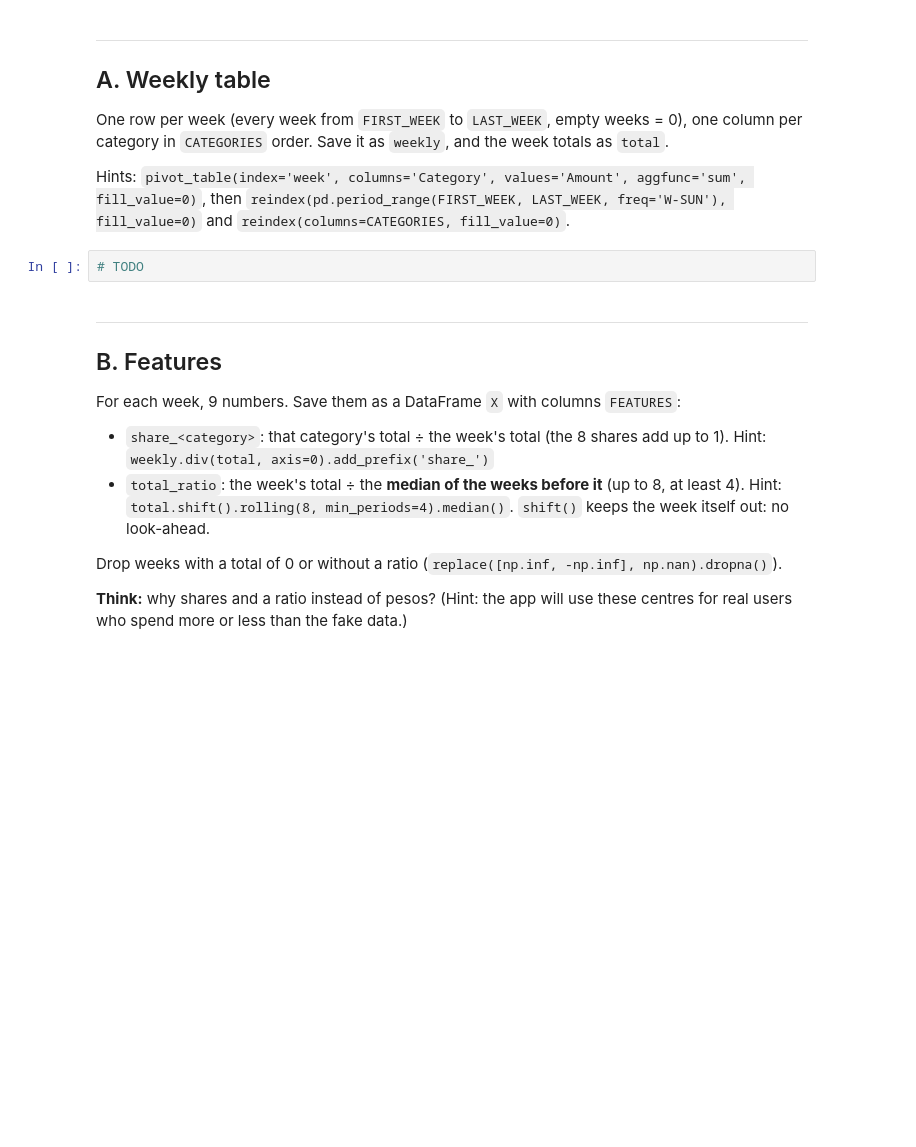
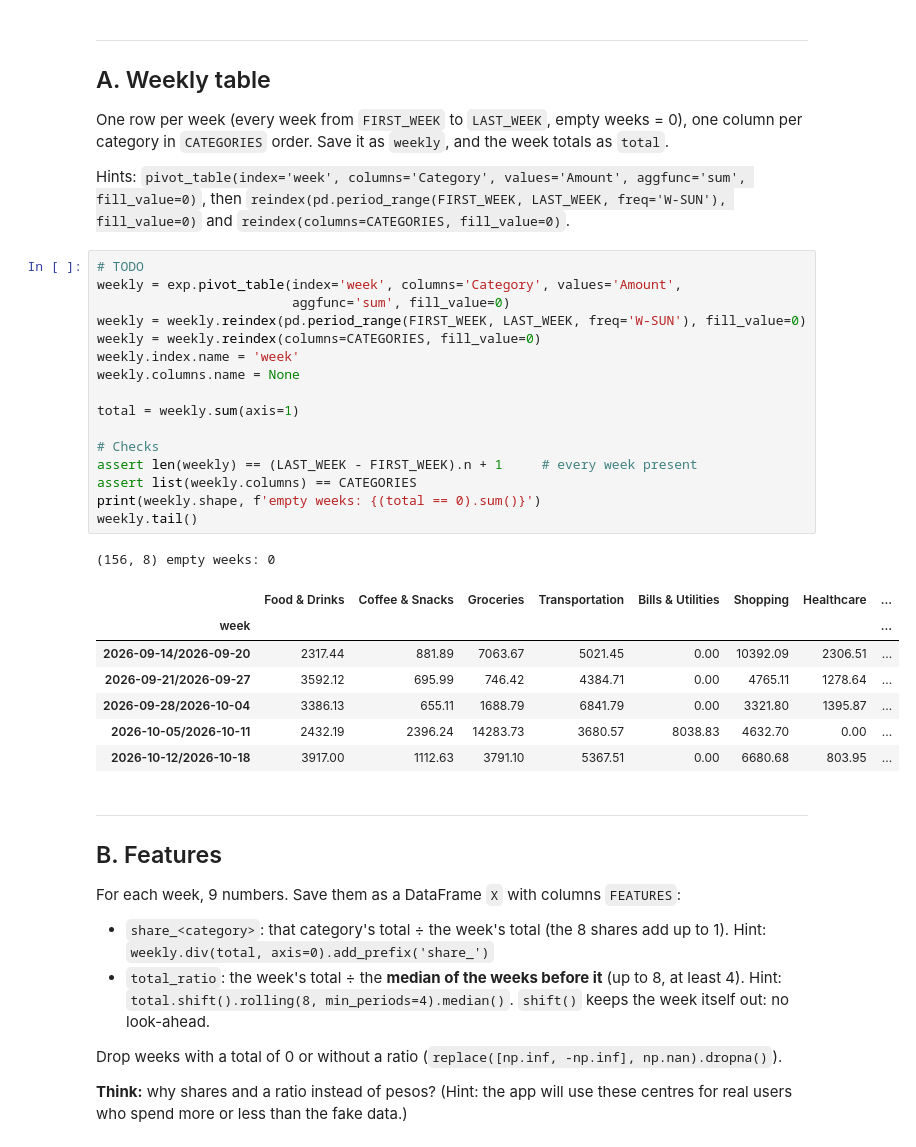
Before and after one commit to ronmarabalos/Machine-Learning, a Jupyter notebook: notebooks/06-week-types.ipynb, the cells around one changed output. Drawn from its saved outputs; the diff is of its cells as text; blank space fills up the shorter version.

```diff
--- a/notebooks/06-week-types.ipynb
+++ b/notebooks/06-week-types.ipynb
@@ -38,6 +40,29 @@ One row per week (every week from `FIRST_WEEK` to `LAST_WEEK`, empty weeks = 0),
 Hints: `pivot_table(index='week', columns='Category', values='Amount', aggfunc='sum', fill_value=0)`, then `reindex(pd.period_range(FIRST_WEEK, LAST_WEEK, freq='W-SUN'), fill_value=0)` and `reindex(columns=CATEGORIES, fill_value=0)`.
 # %%
 # TODO
+weekly = exp.pivot_table(index='week', columns='Category', values='Amount',
+                         aggfunc='sum', fill_value=0)
+weekly = weekly.reindex(pd.period_range(FIRST_WEEK, LAST_WEEK, freq='W-SUN'), fill_value=0)
+weekly = weekly.reindex(columns=CATEGORIES, fill_value=0)
+weekly.index.name = 'week'
+weekly.columns.name = None
+
+total = weekly.sum(axis=1)
+
+# Checks
+assert len(weekly) == (LAST_WEEK - FIRST_WEEK).n + 1     # every week present
+assert list(weekly.columns) == CATEGORIES
+print(weekly.shape, f'empty weeks: {(total == 0).sum()}')
+weekly.tail()
+# %% [output]
+(156, 8) empty weeks: 0
+|  | Food & Drinks | Coffee & Snacks | Groceries | Transportation | Bills & Utilities | Shopping | Healthcare | ... |
+| week |  |  |  |  |  |  |  | ... |
+| 2026-09-14/2026-09-20 | 2317.44 | 881.89 | 7063.67 | 5021.45 | 0.00 | 10392.09 | 2306.51 | ... |
+| 2026-09-21/2026-09-27 | 3592.12 | 695.99 | 746.42 | 4384.71 | 0.00 | 4765.11 | 1278.64 | ... |
+| 2026-09-28/2026-10-04 | 3386.13 | 655.11 | 1688.79 | 6841.79 | 0.00 | 3321.80 | 1395.87 | ... |
+| 2026-10-05/2026-10-11 | 2432.19 | 2396.24 | 14283.73 | 3680.57 | 8038.83 | 4632.70 | 0.00 | ... |
+| 2026-10-12/2026-10-18 | 3917.00 | 1112.63 | 3791.10 | 5367.51 | 0.00 | 6680.68 | 803.95 | ... |
 # %% [markdown]
 ---
 ## B. Features
```
Also changed, not shown: parts of 12 cells of this notebook.
